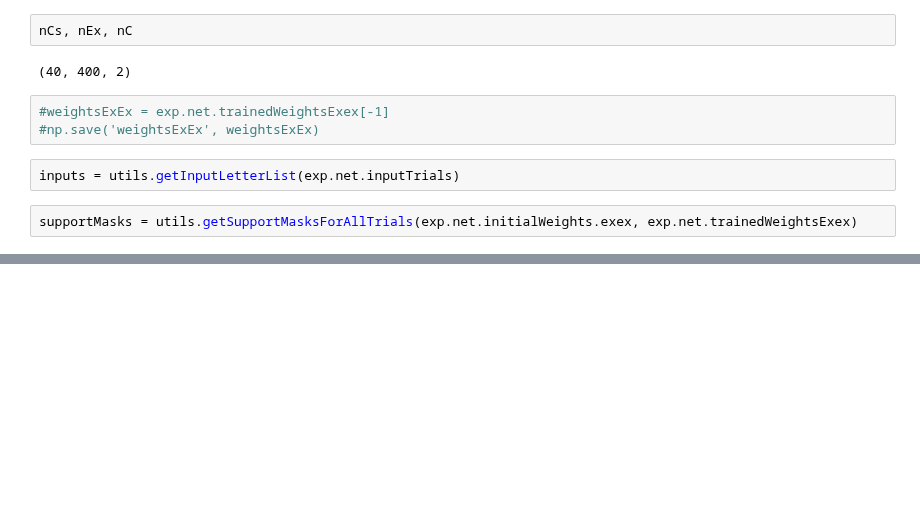
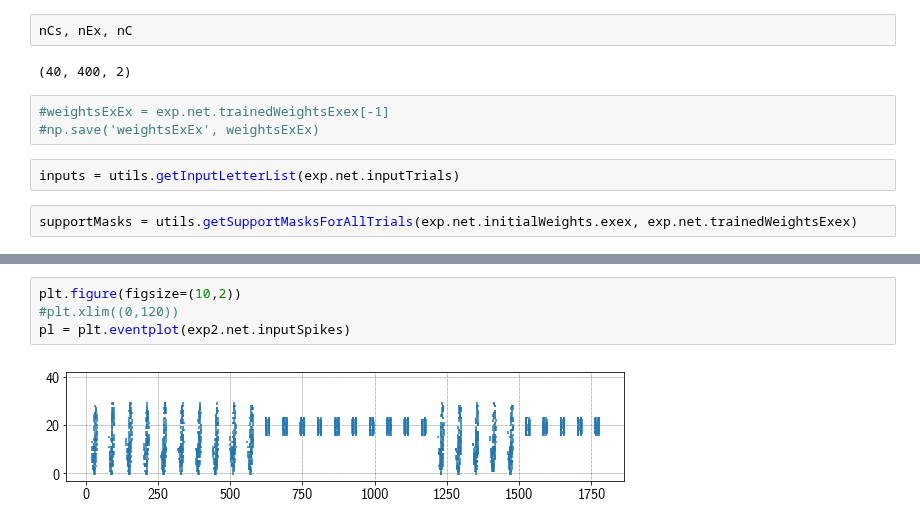
Before and after one commit to sagacitysite/pelenet, a Jupyter notebook: assemblies_v6-allocation_output-learning.ipynb, the cells around one changed output, grey strips where cells are left out. Saved outputs shown, nothing was run; the diff lists cells and outputs as text; blank space fills up the shorter version.

```diff
--- a/assemblies_v6-allocation_output-learning.ipynb
+++ b/assemblies_v6-allocation_output-learning.ipynb
@@ -203,0 +228,6 @@ exp2.run()
+# %%
+plt.figure(figsize=(10,2))
+#plt.xlim((0,120))
+pl = plt.eventplot(exp2.net.inputSpikes)
+# %% [output]
+[figure, added]
```
Also changed, not shown: parts of 22 cells of this notebook, 2 other files.
